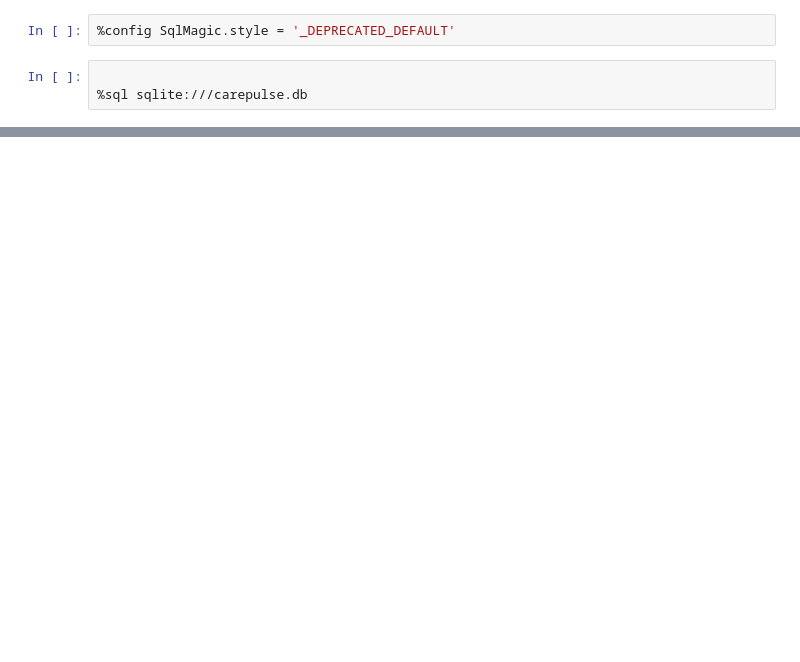
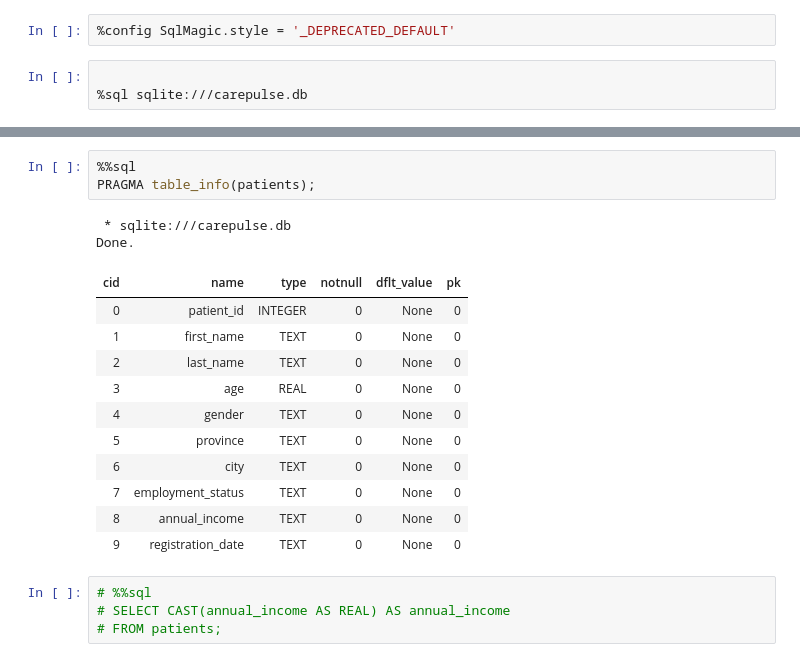
Before and after one commit to akonamajongile-a11y/Healthcare-Operations-Patient-Intelligence, a Jupyter notebook: Starter.ipynb, the cells around one changed output, grey strips where cells are left out. Saved outputs shown, nothing was run; the diff lists cells and outputs as text; blank space fills up the shorter version.

```diff
--- a/Starter.ipynb
+++ b/Starter.ipynb
@@ -51,0 +199,21 @@ Done.
+# %%
+%%sql
+PRAGMA table_info(patients);
+# %% [output]
+ * sqlite:///carepulse.db
+Done.
+| cid | name | type | notnull | dflt_value | pk |
+| 0 | patient_id | INTEGER | 0 | None | 0 |
+| 1 | first_name | TEXT | 0 | None | 0 |
+| 2 | last_name | TEXT | 0 | None | 0 |
+| 3 | age | REAL | 0 | None | 0 |
+| 4 | gender | TEXT | 0 | None | 0 |
+| 5 | province | TEXT | 0 | None | 0 |
+| 6 | city | TEXT | 0 | None | 0 |
+| 7 | employment_status | TEXT | 0 | None | 0 |
+| 8 | annual_income | TEXT | 0 | None | 0 |
+| 9 | registration_date | TEXT | 0 | None | 0 |
+# %%
+# %%sql
+# SELECT CAST(annual_income AS REAL) AS annual_income
+# FROM patients;
```
Also changed, not shown: parts of 19 cells of this notebook, 1 other file.
